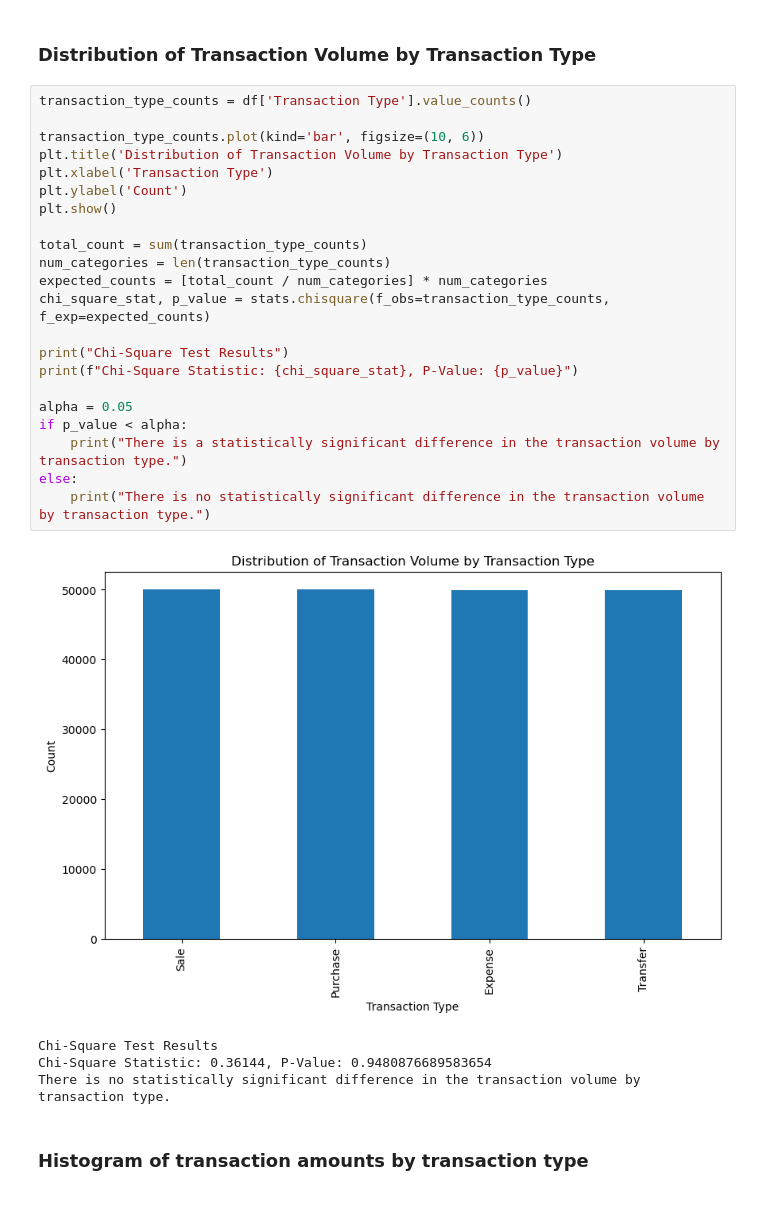
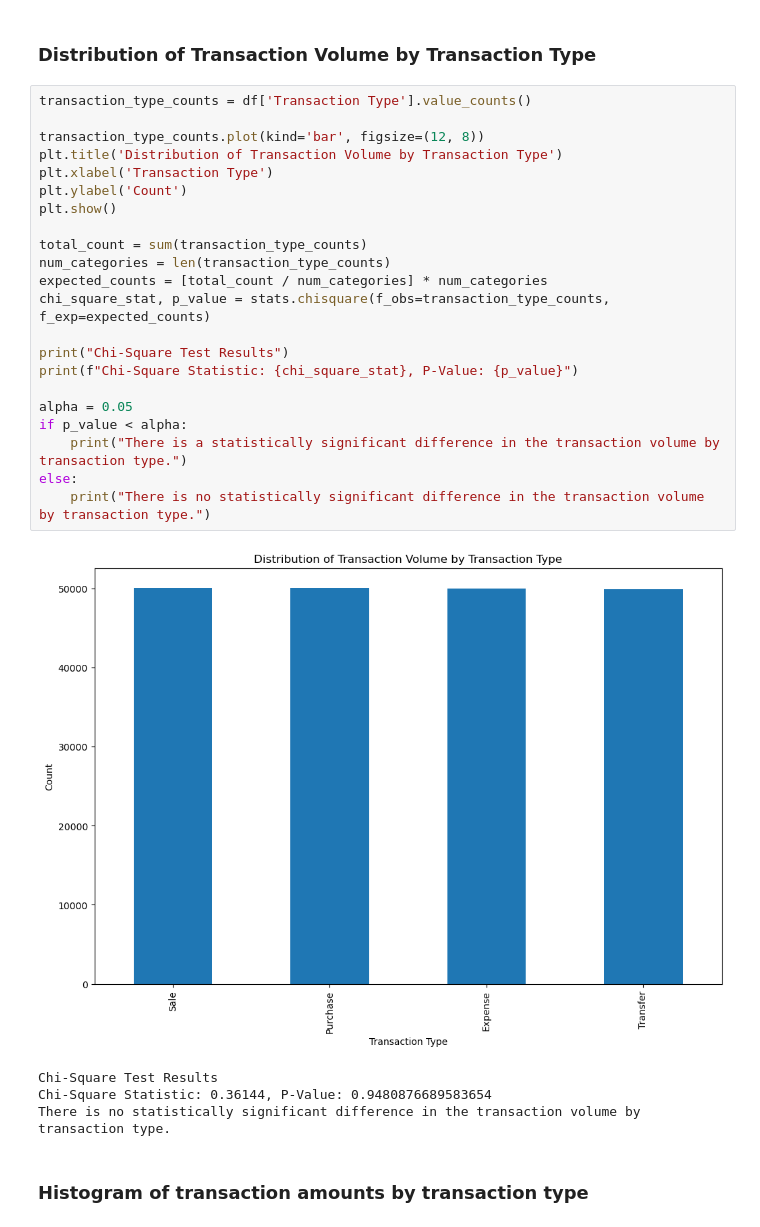
Before and after one commit to mishasinitcyn/Zero-Day-Close, a Jupyter notebook: EDA/Financial Accounting EDA.ipynb, the cells around one changed output. Cells and saved outputs as stored; diff of their text form.

```diff
--- a/EDA/Financial Accounting EDA.ipynb
+++ b/EDA/Financial Accounting EDA.ipynb
@@ -102,27 +103,27 @@ There is no statistically significant difference in transactions volume month-to
 # %%
 transaction_type_counts = df['Transaction Type'].value_counts()
 
-transaction_type_counts.plot(kind='bar', figsize=(10, 6))
+transaction_type_counts.plot(kind='bar', figsize=(12, 8))
 plt.title('Distribution of Transaction Volume by Transaction Type')
 plt.xlabel('Transaction Type')
 plt.ylabel('Count')
 plt.show()
 
 total_count = sum(transaction_type_counts)
 num_categories = len(transaction_type_counts)
 expected_counts = [total_count / num_categories] * num_categories
 chi_square_stat, p_value = stats.chisquare(f_obs=transaction_type_counts, f_exp=expected_counts)
 
 print("Chi-Square Test Results")
 print(f"Chi-Square Statistic: {chi_square_stat}, P-Value: {p_value}")
 
 alpha = 0.05
 if p_value < alpha:
     print("There is a statistically significant difference in the transaction volume by transaction type.")
 else:
     print("There is no statistically significant difference in the transaction volume by transaction type.")
 # %% [output]
-[figure, old version]
+[figure, new version]
 Chi-Square Test Results
 Chi-Square Statistic: 0.36144, P-Value: 0.9480876689583654
 There is no statistically significant difference in the transaction volume by transaction type.
```
Also changed, not shown: parts of 20 cells of this notebook, 2 other files.
